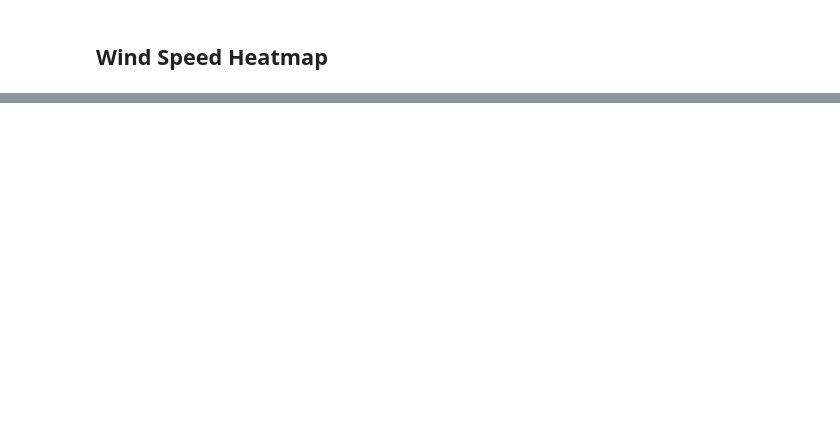
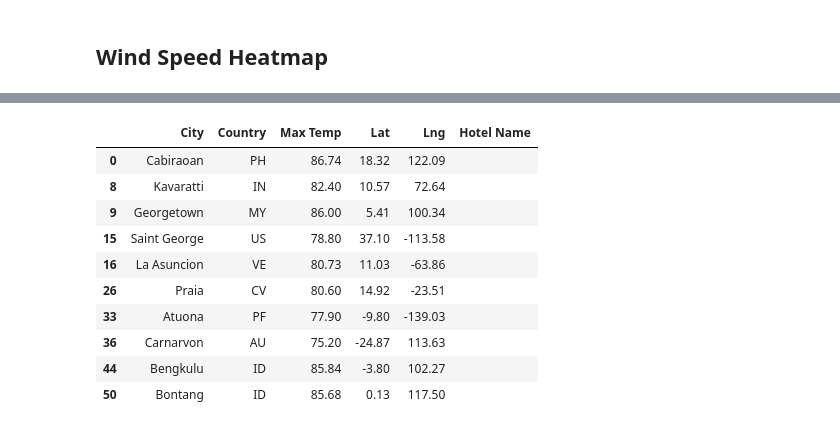
Before and after one commit to xher95/World_Weather_Analysis, a Jupyter notebook: WeatherPy.ipynb, the cells around one changed output, grey strips where cells are left out. Cells and saved outputs as stored; diff of their text form; code cells hidden in the pictures; blank space fills up the shorter version.

```diff
--- a/WeatherPy.ipynb
+++ b/WeatherPy.ipynb
@@ -469,0 +537,17 @@ fig
+# %%
+# Create DataFrame called hotel_df to store hotel names along with city, country, max temp, and coordinates.
+hotel_df = preferred_cities_df[["City", "Country", "Max Temp", "Lat", "Lng"]].copy()
+hotel_df["Hotel Name"] = ""
+hotel_df.head(10)
+# %% [output]
+|  | City | Country | Max Temp | Lat | Lng | Hotel Name |
+| 0 | Cabiraoan | PH | 86.74 | 18.32 | 122.09 |  |
+| 8 | Kavaratti | IN | 82.40 | 10.57 | 72.64 |  |
+| 9 | Georgetown | MY | 86.00 | 5.41 | 100.34 |  |
+| 15 | Saint George | US | 78.80 | 37.10 | -113.58 |  |
+| 16 | La Asuncion | VE | 80.73 | 11.03 | -63.86 |  |
+| 26 | Praia | CV | 80.60 | 14.92 | -23.51 |  |
+| 33 | Atuona | PF | 77.90 | -9.80 | -139.03 |  |
+| 36 | Carnarvon | AU | 75.20 | -24.87 | 113.63 |  |
+| 44 | Bengkulu | ID | 85.84 | -3.80 | 102.27 |  |
+| 50 | Bontang | ID | 85.68 | 0.13 | 117.50 |  |
```
Also changed, not shown: parts of 11 cells of this notebook.
